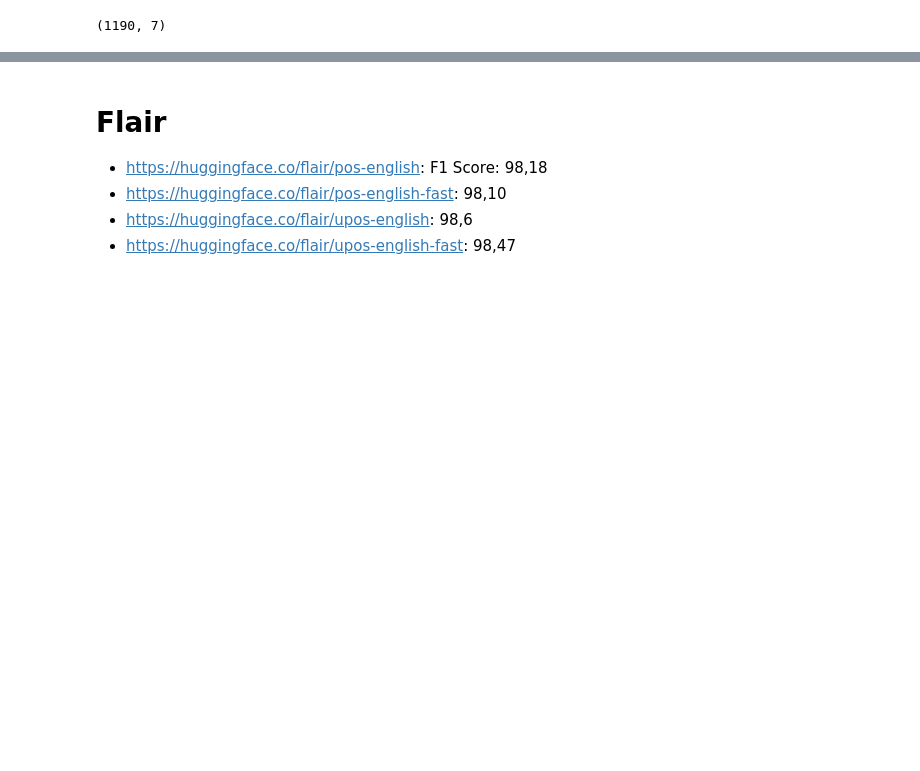
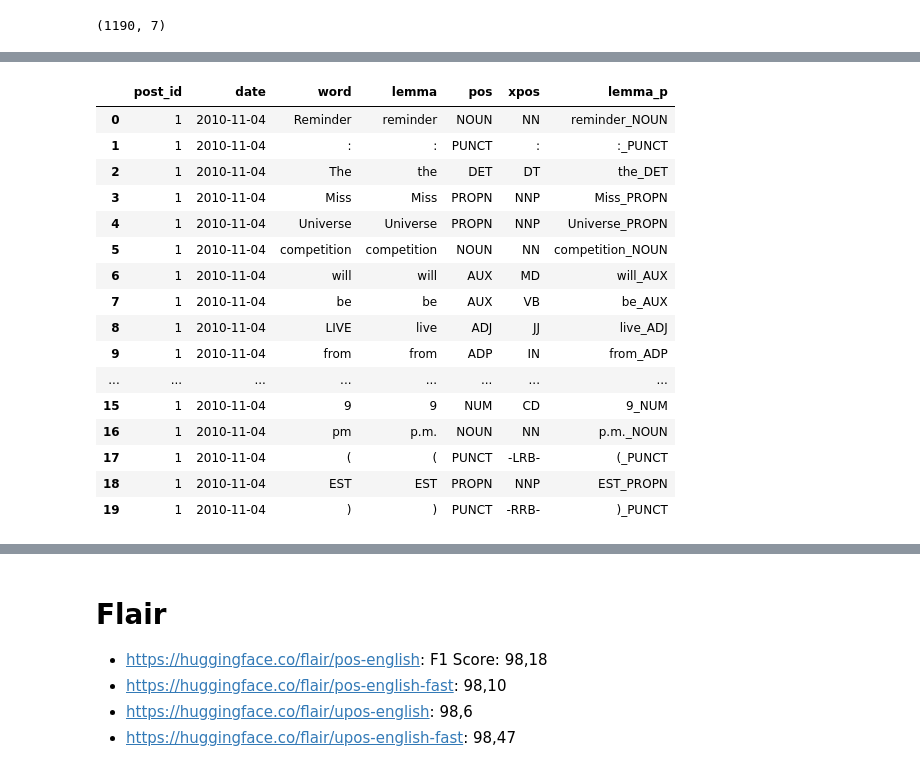
Before and after one commit to vivien3mueller/TrumMus, a Jupyter notebook: 02 Testkorpora_Tagging.ipynb, the cells around one changed output, grey strips where cells are left out. Cells and saved outputs as stored; diff of their text form; code cells hidden in the pictures; blank space fills up the shorter version.

```diff
--- a/02 Testkorpora_Tagging.ipynb
+++ b/02 Testkorpora_Tagging.ipynb
@@ -556,0 +858,66 @@ fpts.shape
+# %%
+# Stanza + Tweet-Tokenizer + Emojivariante
+import pandas as pd
+import stanza
+import re
+
+stanza.download("en")
+
+# Stanza-Pipeline mit Tweet-Tokenizer
+nlp = stanza.Pipeline(
+    lang="en",
+    processors="tokenize,pos,lemma",
+    tokenize_pretokenized=False,
+    use_gpu=False,
+    tokenize_with_spacy=False,
+    tokenize_no_ssplit=False,
+    tokenize_engine="tokenize/tweet"
+)
+
+
+# Unicode-Emoji-Regex
+emoji_pattern = re.compile("["
+    u"\U0001F600-\U0001F64F"  # Emoticons
+    u"\U0001F300-\U0001F5FF"  # Symbole & Piktogramme
+    u"\U0001F680-\U0001F6FF"  # Transport & Symbole
+    u"\U0001F1E0-\U0001F1FF"  # Flaggen
+    "]+", flags=re.UNICODE)
+
+# klassische Smileys
+smiley_pattern = re.compile(r'[:;=8][\-~]?[)D]', flags=re.UNICODE)
+
+def is_emoji_or_smiley(token):
+    return bool(emoji_pattern.fullmatch(token)) or bool(smiley_pattern.fullmatch(token))
+
+
+df = pd.read_csv("testkorpus_divers_50.csv")
+all_results = []
+
+for idx, row in df.iterrows():
+    text = row.get("text")
+    if pd.isna(text) or not isinstance(text, str) or text.strip() == "":
+        continue
+
+    doc = nlp(text)
+    for sentence in doc.sentences:
+        for word in sentence.words:
+            xpos = word.xpos
+            if is_emoji_or_smiley(word.text):
+                xpos = "NFP"
+
+            lemma_p = f"{word.lemma}_{word.upos}"
+            all_results.append({
+                "post_id": idx + 1,
+                "date": row.get("date"),
+                "word": word.text,
+                "lemma": word.lemma,
+                "pos": word.upos,
+                "xpos": xpos,
+                "lemma_p": lemma_p,
+            })
+
+pos_df = pd.DataFrame(all_results)
+output_file = "testkorpus_divers_50_stanza_tweets2.csv"
+pos_df.to_csv(output_file, index=False, encoding="utf-8")
+display(pos_df.head(20))
+# %% [output]
@@ -556,0 +950,17 @@ fpts.shape
+|  | post_id | date | word | lemma | pos | xpos | lemma_p |
+| 0 | 1 | 2010-11-04 | Reminder | reminder | NOUN | NN | reminder_NOUN |
+| 1 | 1 | 2010-11-04 | : | : | PUNCT | : | :_PUNCT |
+| 2 | 1 | 2010-11-04 | The | the | DET | DT | the_DET |
+| 3 | 1 | 2010-11-04 | Miss | Miss | PROPN | NNP | Miss_PROPN |
+| 4 | 1 | 2010-11-04 | Universe | Universe | PROPN | NNP | Universe_PROPN |
+| 5 | 1 | 2010-11-04 | competition | competition | NOUN | NN | competition_NOUN |
+| 6 | 1 | 2010-11-04 | will | will | AUX | MD | will_AUX |
+| 7 | 1 | 2010-11-04 | be | be | AUX | VB | be_AUX |
+| 8 | 1 | 2010-11-04 | LIVE | live | ADJ | JJ | live_ADJ |
+| 9 | 1 | 2010-11-04 | from | from | ADP | IN | from_ADP |
+| ... | ... | ... | ... | ... | ... | ... | ... |
+| 15 | 1 | 2010-11-04 | 9 | 9 | NUM | CD | 9_NUM |
+| 16 | 1 | 2010-11-04 | pm | p.m. | NOUN | NN | p.m._NOUN |
+| 17 | 1 | 2010-11-04 | ( | ( | PUNCT | -LRB- | (_PUNCT |
+| 18 | 1 | 2010-11-04 | EST | EST | PROPN | NNP | EST_PROPN |
+| 19 | 1 | 2010-11-04 | ) | ) | PUNCT | -RRB- | )_PUNCT |
```
Also changed, not shown: parts of 64 cells of this notebook.
